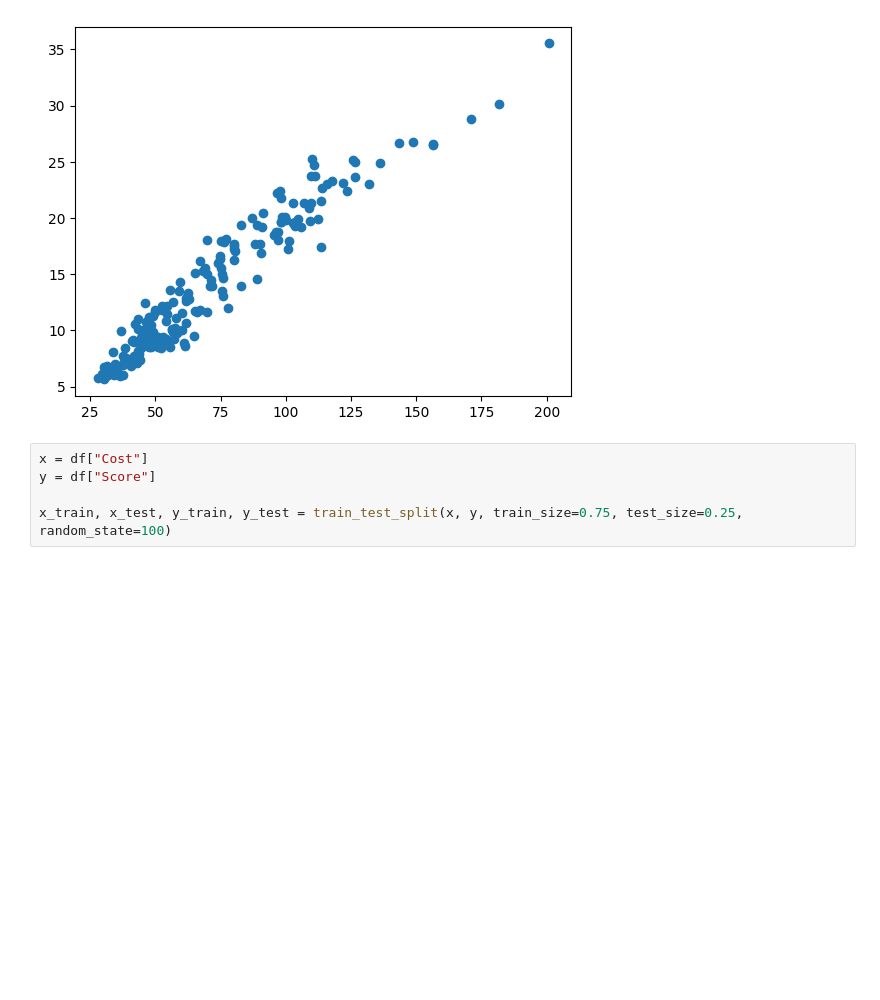
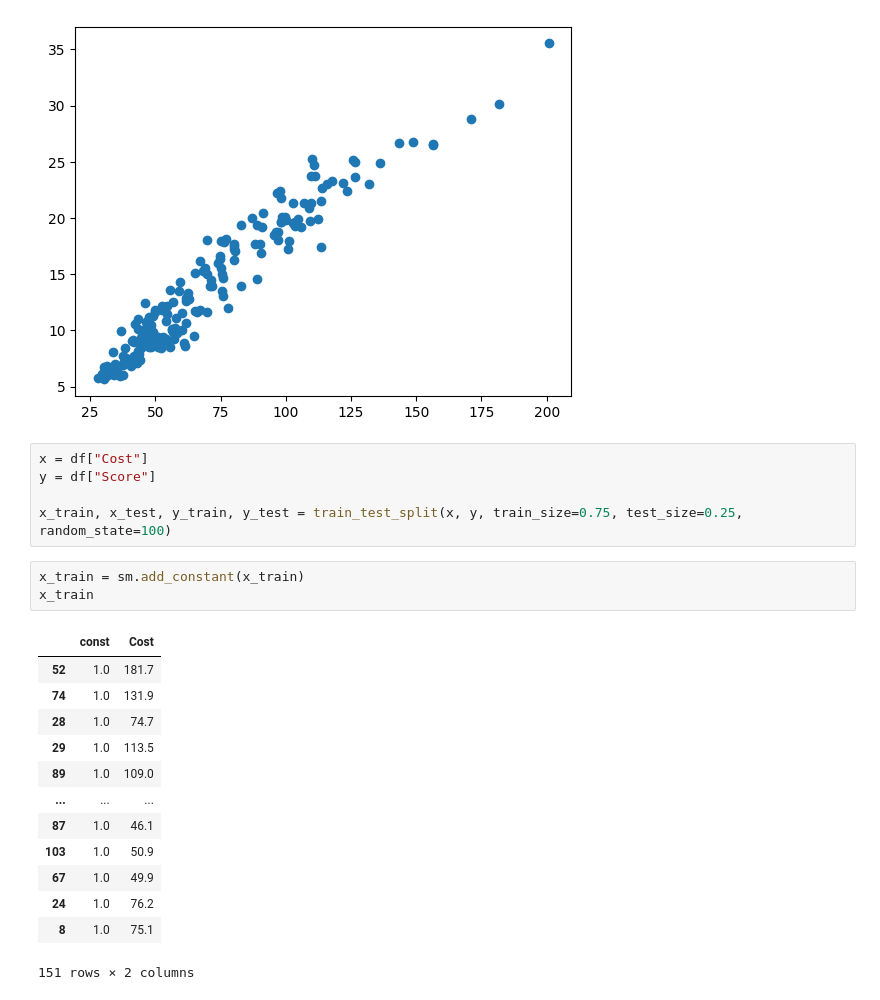
Before and after one commit to MeetPatel89/soccer_simple_reg, a Jupyter notebook: notebooks/soccer_simple_lin_reg.ipynb, the cells around one changed output. Drawn from its saved outputs; the diff is of its cells as text; blank space fills up the shorter version.

```diff
--- a/notebooks/soccer_simple_lin_reg.ipynb
+++ b/notebooks/soccer_simple_lin_reg.ipynb
@@ -60,6 +72,23 @@ x = df["Cost"]
 y = df["Score"]
 
 x_train, x_test, y_train, y_test = train_test_split(x, y, train_size=0.75, test_size=0.25, random_state=100)
+# %%
+x_train = sm.add_constant(x_train)
+x_train
+# %% [output]
+|  | const | Cost |
+| 52 | 1.0 | 181.7 |
+| 74 | 1.0 | 131.9 |
+| 28 | 1.0 | 74.7 |
+| 29 | 1.0 | 113.5 |
+| 89 | 1.0 | 109.0 |
+| ... | ... | ... |
+| 87 | 1.0 | 46.1 |
+| 103 | 1.0 | 50.9 |
+| 67 | 1.0 | 49.9 |
+| 24 | 1.0 | 76.2 |
+| 8 | 1.0 | 75.1 |
+151 rows × 2 columns
 # %%
 lr = sm.OLS(y_train, x_train).fit()
 lr.params
```
Also changed, not shown: parts of 8 cells of this notebook, 4 other files.
